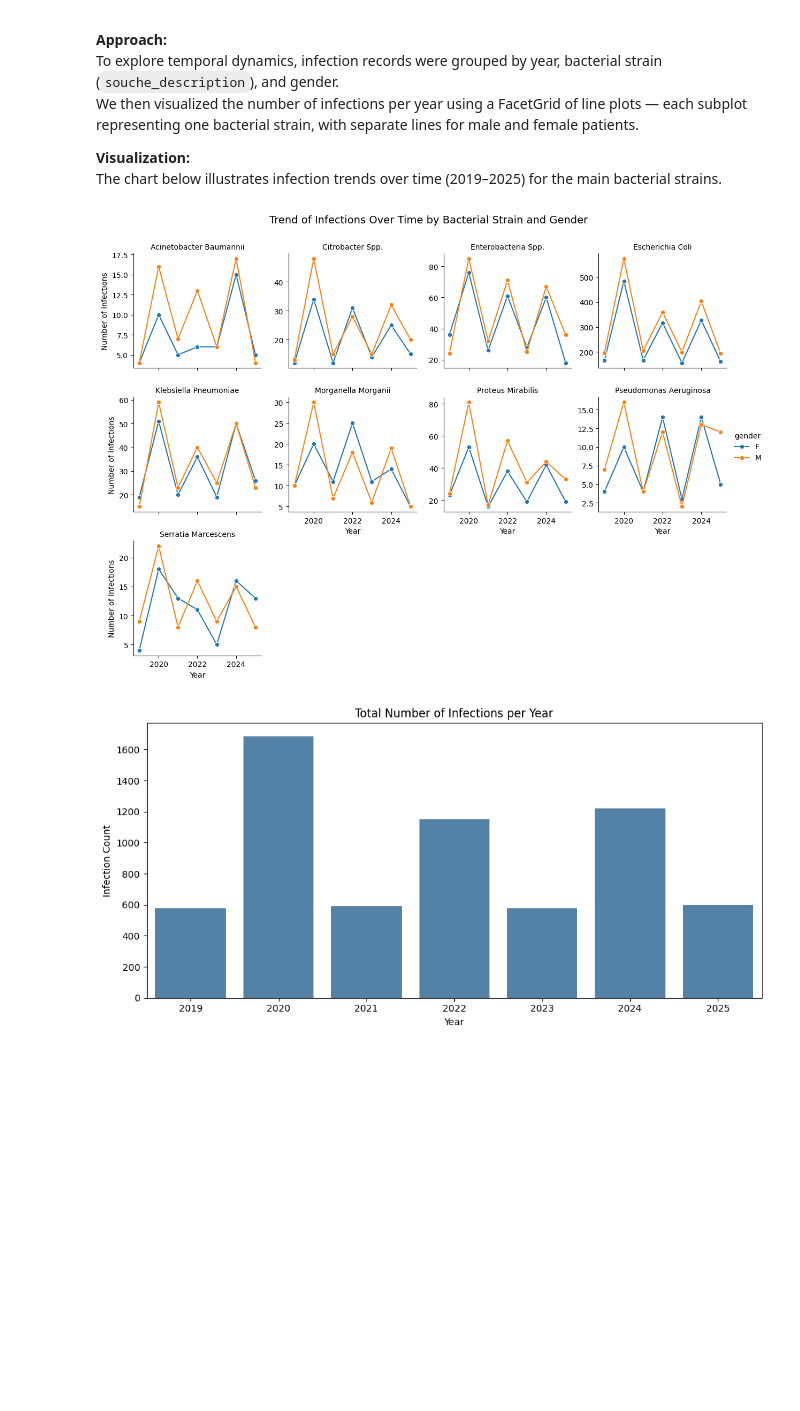
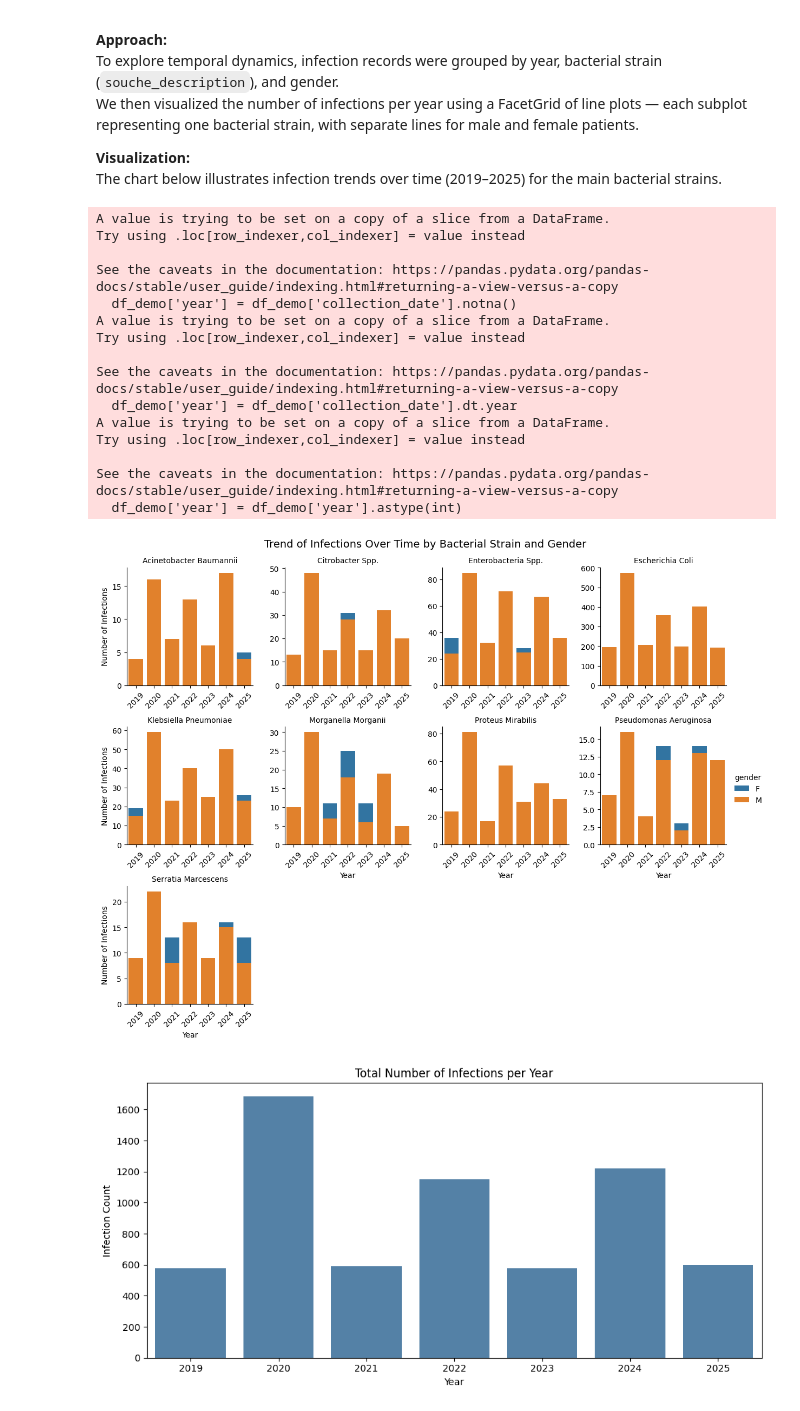
Before and after one commit to lucascarpantonio/antibiotic_resistance, a Jupyter notebook: antibiotic_analysis_template.ipynb, the cells around one changed output. Cells and saved outputs as stored; diff of their text form; code cells hidden in the pictures; blank space fills up the shorter version.

```diff
--- a/antibiotic_analysis_template.ipynb
+++ b/antibiotic_analysis_template.ipynb
@@ -601,31 +566,51 @@ We then visualized the number of infections per year using a FacetGrid of line p
 **Visualization:**
 The chart below illustrates infection trends over time (2019–2025) for the main bacterial strains.
 # %%
+df_demo['year'] = df_demo['collection_date'].notna()
 df_demo['year'] = df_demo['collection_date'].dt.year
+df_demo = df_demo[df_demo['year'].notna()]
+df_demo['year'] = df_demo['year'].astype(int)
 
 infections_by_year_gender = (
     df_demo.groupby(['year', 'souche_description', 'gender'])
     .size()
     .reset_index(name='infection_count')
 )
 
 g = sns.FacetGrid(
     infections_by_year_gender,
     col='souche_description',
     col_wrap=4,
     height=3,
+    sharex=False,
     sharey=False,
     hue='gender'
 )
-g.map_dataframe(sns.lineplot, x='year', y='infection_count', marker='o')
+g.map_dataframe(sns.barplot, x='year', y='infection_count')
 g.add_legend()
+g.set_xticklabels(rotation=45)
 g.set_titles(col_template='{col_name}')
 g.set_axis_labels('Year', 'Number of Infections')
-plt.subplots_adjust(top=0.9)
-g.fig.suptitle('Trend of Infections Over Time by Bacterial Strain and Gender', fontsize=14)
+plt.subplots_adjust(wspace=0.25, hspace=0.35)
+g.fig.suptitle('Trend of Infections Over Time by Bacterial Strain and Gender', fontsize=14,y=1.02)
 plt.show()
 # %% [output]
+A value is trying to be set on a copy of a slice from a DataFrame.
+Try using .loc[row_indexer,col_indexer] = value instead
+
+See the caveats in the documentation: https://pandas.pydata.org/pandas-docs/stable/user_guide/indexing.html#returning-a-view-versus-a-copy
+  df_demo['year'] = df_demo['collection_date'].notna()
+A value is trying to be set on a copy of a slice from a DataFrame.
+Try using .loc[row_indexer,col_indexer] = value instead
+
+See the caveats in the documentation: https://pandas.pydata.org/pandas-docs/stable/user_guide/indexing.html#returning-a-view-versus-a-copy
+  df_demo['year'] = df_demo['collection_date'].dt.year
+A value is trying to be set on a copy of a slice from a DataFrame.
+Try using .loc[row_indexer,col_indexer] = value instead
+
+See the caveats in the documentation: https://pandas.pydata.org/pandas-docs/stable/user_guide/indexing.html#returning-a-view-versus-a-copy
+  df_demo['year'] = df_demo['year'].astype(int)
-[figure, old version]
+[figure, new version]
 # %%
 annual_trend = df_demo.groupby('year')['infection_freq'].count().reset_index(name='total_infections')
 
```
Also changed, not shown: parts of 26 cells of this notebook.
